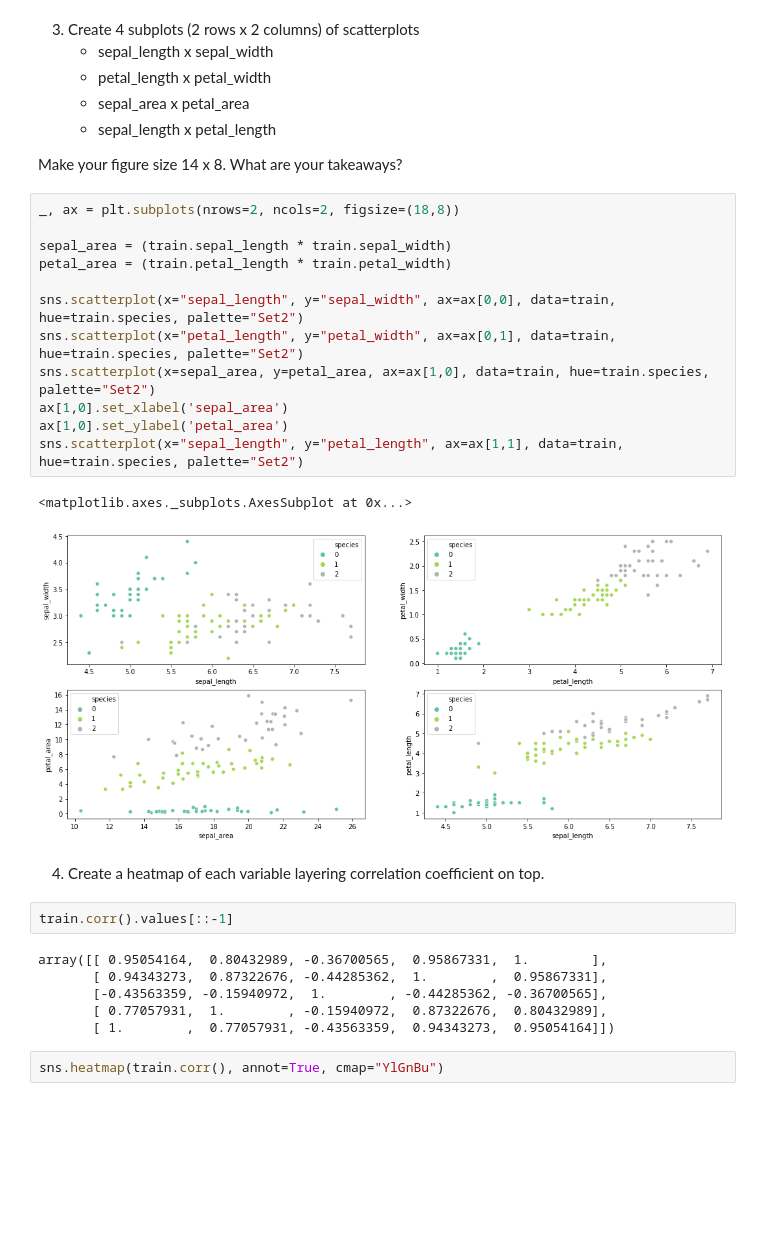
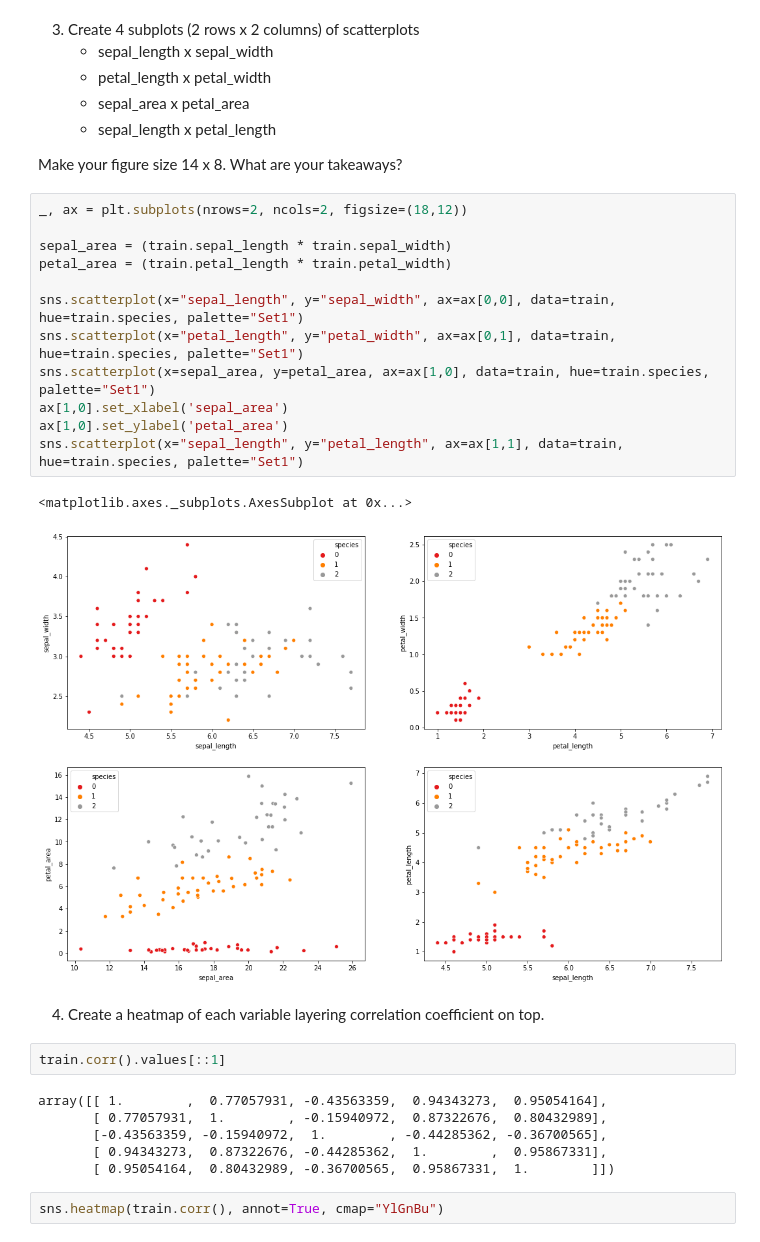
Before and after one commit to escalante-eric/ds-methodologies-exercises, a Jupyter notebook: Classification/explore.ipynb, the cells around one changed output. Saved outputs shown, nothing was run; the diff lists cells and outputs as text; blank space fills up the shorter version.

```diff
--- a/Classification/explore.ipynb
+++ b/Classification/explore.ipynb
@@ -161,30 +163,30 @@ sns.swarmplot(x="measurement", y="value", hue="species",
 
 Make your figure size 14 x 8. What are your takeaways?
 # %%
-_, ax = plt.subplots(nrows=2, ncols=2, figsize=(18,8))
+_, ax = plt.subplots(nrows=2, ncols=2, figsize=(18,12))
 
 sepal_area = (train.sepal_length * train.sepal_width)
 petal_area = (train.petal_length * train.petal_width)
 
-sns.scatterplot(x="sepal_length", y="sepal_width", ax=ax[0,0], data=train, hue=train.species, palette="Set2")
-sns.scatterplot(x="petal_length", y="petal_width", ax=ax[0,1], data=train, hue=train.species, palette="Set2")
-sns.scatterplot(x=sepal_area, y=petal_area, ax=ax[1,0], data=train, hue=train.species, palette="Set2")
+sns.scatterplot(x="sepal_length", y="sepal_width", ax=ax[0,0], data=train, hue=train.species, palette="Set1")
+sns.scatterplot(x="petal_length", y="petal_width", ax=ax[0,1], data=train, hue=train.species, palette="Set1")
+sns.scatterplot(x=sepal_area, y=petal_area, ax=ax[1,0], data=train, hue=train.species, palette="Set1")
 ax[1,0].set_xlabel('sepal_area')
 ax[1,0].set_ylabel('petal_area')
-sns.scatterplot(x="sepal_length", y="petal_length", ax=ax[1,1], data=train, hue=train.species, palette="Set2")
+sns.scatterplot(x="sepal_length", y="petal_length", ax=ax[1,1], data=train, hue=train.species, palette="Set1")
 # %% [output]
 <matplotlib.axes._subplots.AxesSubplot at 0x...>
-[figure, old version]
+[figure, new version]
 # %% [markdown]
 4. Create a heatmap of each variable layering correlation coefficient on top.
 # %%
-train.corr().values[::-1]
+train.corr().values[::1]
 # %% [output]
-array([[ 0.95054164,  0.80432989, -0.36700565,  0.95867331,  1.        ],
+array([[ 1.        ,  0.77057931, -0.43563359,  0.94343273,  0.95054164],
+       [ 0.77057931,  1.        , -0.15940972,  0.87322676,  0.80432989],
+       [-0.43563359, -0.15940972,  1.        , -0.44285362, -0.36700565],
        [ 0.94343273,  0.87322676, -0.44285362,  1.        ,  0.95867331],
-       [-0.43563359, -0.15940972,  1.        , -0.44285362, -0.36700565],
-       [ 0.77057931,  1.        , -0.15940972,  0.87322676,  0.80432989],
-       [ 1.        ,  0.77057931, -0.43563359,  0.94343273,  0.95054164]])
+       [ 0.95054164,  0.80432989, -0.36700565,  0.95867331,  1.        ]])
 # %%
 sns.heatmap(train.corr(), annot=True, cmap="YlGnBu")
 # %% [output]
```
Also changed, not shown: parts of 4 cells of this notebook.
